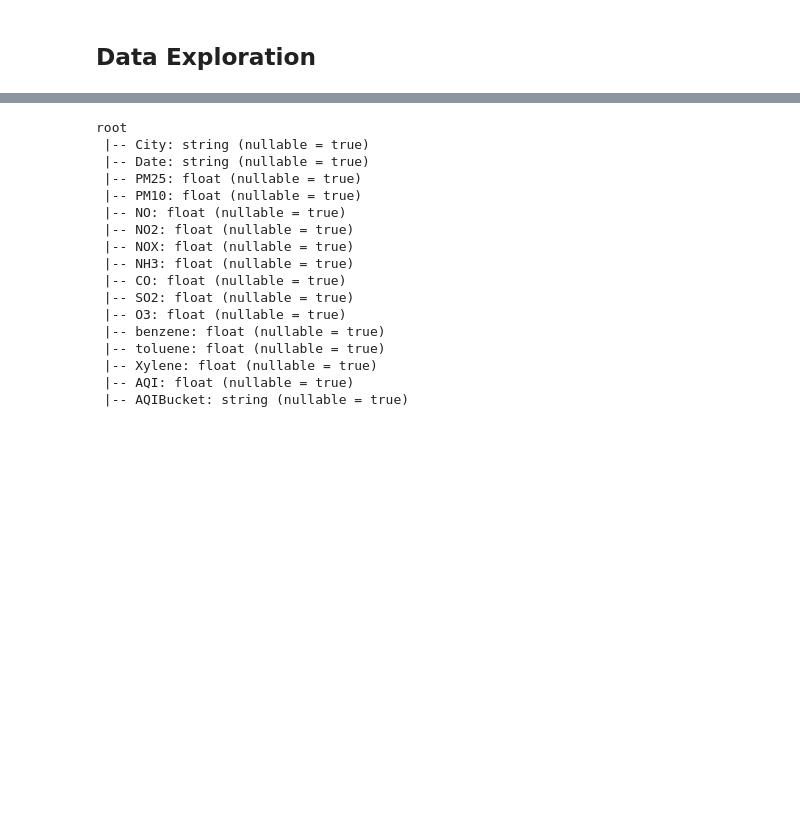
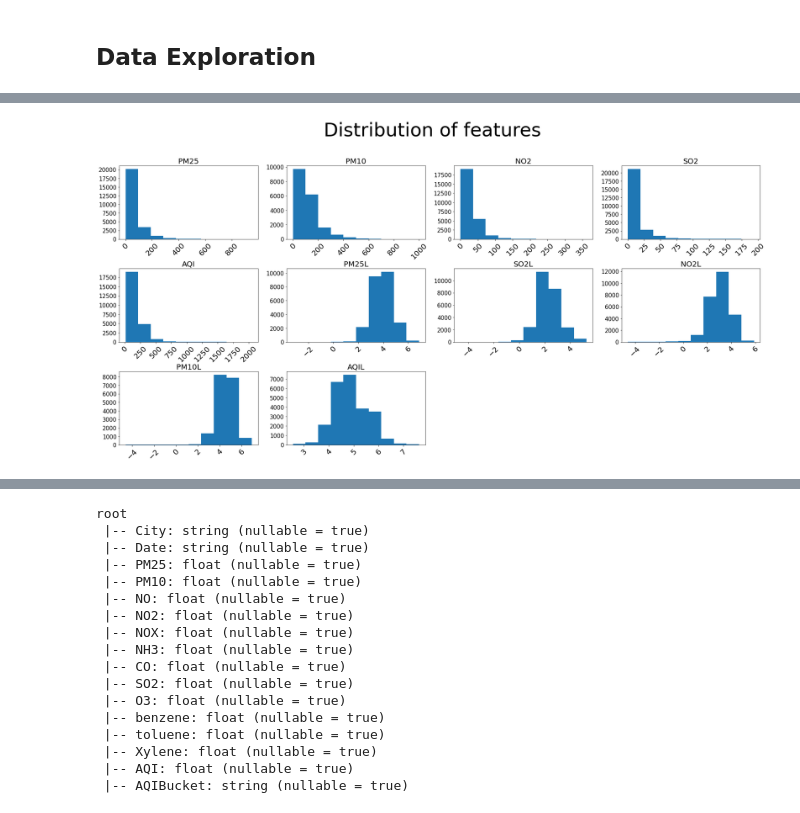
Before and after one commit to srimathi-sreevathsan/aws-722-copy, a Jupyter notebook: Spark DataFrame - Basics.ipynb, the cells around one changed output, grey strips where cells are left out. Drawn from its saved outputs; the diff is of its cells as text; code cells hidden in the pictures; blank space fills up the shorter version.

```diff
--- a/Spark DataFrame - Basics.ipynb
+++ b/Spark DataFrame - Basics.ipynb
@@ -122,0 +115,21 @@ df.describe().show()
+# %%
+
+dflog=dflog.drop('NO')
+dflog=dflog.drop('NOX')
+dflog=dflog.drop('NOX')
+dflog=dflog.drop('NH3')
+dflog=dflog.drop('CO')
+dflog=dflog.drop('O3')
+dflog=dflog.drop('toluene')
+dflog=dflog.drop('benzene')
+dflog=dflog.drop('Xylene')
+
+
+
+dflog = dflog.withColumn("PM25L", F.log(F.col('PM25')))
+dflog = dflog.withColumn("SO2L", F.log(F.col('SO2')))
+dflog = dflog.withColumn("NO2L", F.log(F.col('NO2')))
+dflog = dflog.withColumn("PM10L", F.log(F.col('PM10')))
+dflog = dflog.withColumn("AQIL", F.log(F.col('AQI')))
+
+dflog.describe().toPandas()
@@ -122,0 +143,24 @@ df.describe().show()
+# %%
+
+
+import matplotlib.pyplot as plt
+import seaborn as sns
+import warnings
+warnings.simplefilter(action='ignore')
+
+fig = plt.figure(figsize=(25,13))
+st = fig.suptitle("Distribution of features",fontsize = 50, verticalalignment="center")
+for col,num in zip(dflog.toPandas().describe().columns, range(1,11)):
+    ax = fig.add_subplot(3,4, num)
+    ax.hist(dflog.toPandas()[col])
+    plt.grid(False)
+    plt.xticks(rotation=45, fontsize=20)
+    plt.yticks(fontsize=15)
+    plt.title(col.upper(), fontsize=20)
+
+plt.tight_layout()
+st.set_y(0.95)
+fig.subplots_adjust(top=0.85, hspace=0.4)
+plt.show()
+# %% [output]
+[figure, added]
```
Also changed, not shown: parts of 9 cells of this notebook, 1 other file.
